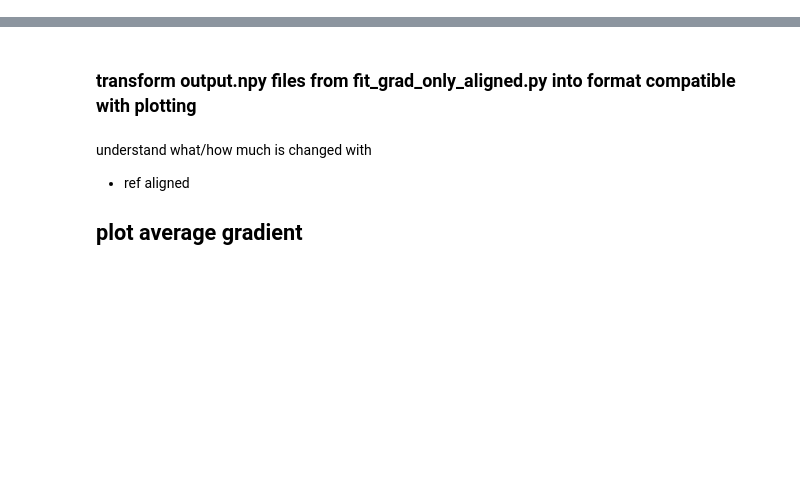
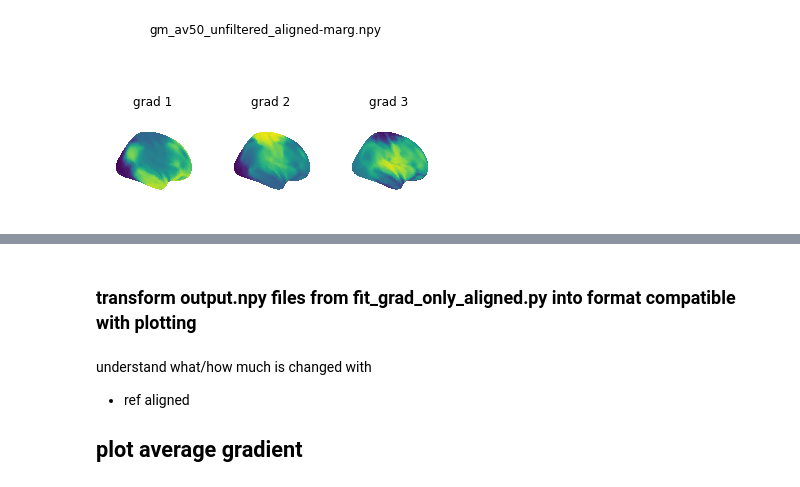
Before and after one commit to Gilles86/stress_risk, a Jupyter notebook: stress_risk/fmri_analysis/gradients/vis_gradients_nilearn.ipynb, the cells around one changed output, grey strips where cells are left out. Cells and saved outputs as stored; diff of their text form; code cells hidden in the pictures; blank space fills up the shorter version.

```diff
--- a/stress_risk/fmri_analysis/gradients/vis_gradients_nilearn.ipynb
+++ b/stress_risk/fmri_analysis/gradients/vis_gradients_nilearn.ipynb
@@ -13,0 +26,38 @@ grad_folder = 'derivatives/gradients'
+# %%
+from brainspace.utils.parcellation import map_to_labels
+from  nilearn.datasets import fetch_surf_fsaverage
+from utils import get_basic_mask
+
+def plot_GM12_from_sum_npfile(file = 'gm_av50_unfiltered_aligned-marg.npy',bids_folder='/Volumes/mrenkeED/data/ds-stressrisk',grad_folder = 'derivatives/gradients', colorbar=False):
+    mask, labeling_noParcel = get_basic_mask()
+    fsaverage = fetch_surf_fsaverage()
+
+    gm = np.load(op.join(bids_folder,grad_folder,file))
+
+    grad = [None] * np.shape(gm)[1]
+    for i, g in enumerate(gm.T):
+        grad[i] = map_to_labels(g, labeling_noParcel, mask=mask, fill=np.nan)
+
+    grad1 = np.split(grad[0],2) # for i, hemi in enumerate(['L', 'R']): --> left first
+    grad2 = np.split(grad[1],2)
+    grad3 = np.split(grad[2],2)
+
+    grad1_r = grad1[1] # 0 = left, 1 = right
+    grad2_r = grad2[1]
+    grad3_r = grad3[1]
+
+    figure, axes = plt.subplots(nrows=1, ncols=3, subplot_kw=dict(projection='3d'))
+    nplt.plot_surf_stat_map(surf_mesh=fsaverage.infl_right, colorbar = colorbar,stat_map=grad1_r,cmap='viridis',view='medial',axes=axes[0])
+    axes[0].set(title='grad 1')
+    nplt.plot_surf_stat_map(surf_mesh=fsaverage.infl_right, colorbar = colorbar,stat_map=grad2_r,cmap='viridis',view='medial',axes=axes[1])
+    axes[1].set(title='grad 2')
+    nplt.plot_surf_stat_map(surf_mesh=fsaverage.infl_right, colorbar = colorbar,stat_map=grad3_r,cmap='viridis',view='medial',axes=axes[2])
+    axes[2].set(title='grad 3')
+    figure.suptitle(file)
+# %%
+#from utils_02 import plot_GM12_from_sum_npfile
+
+plot_GM12_from_sum_npfile()
+#plot_GM12_from_sum_npfile(file='gm_av50_unfiltered.npy')
+# %% [output]
+[figure, added]
```
Also changed, not shown: parts of 21 cells of this notebook, 6 other files.
